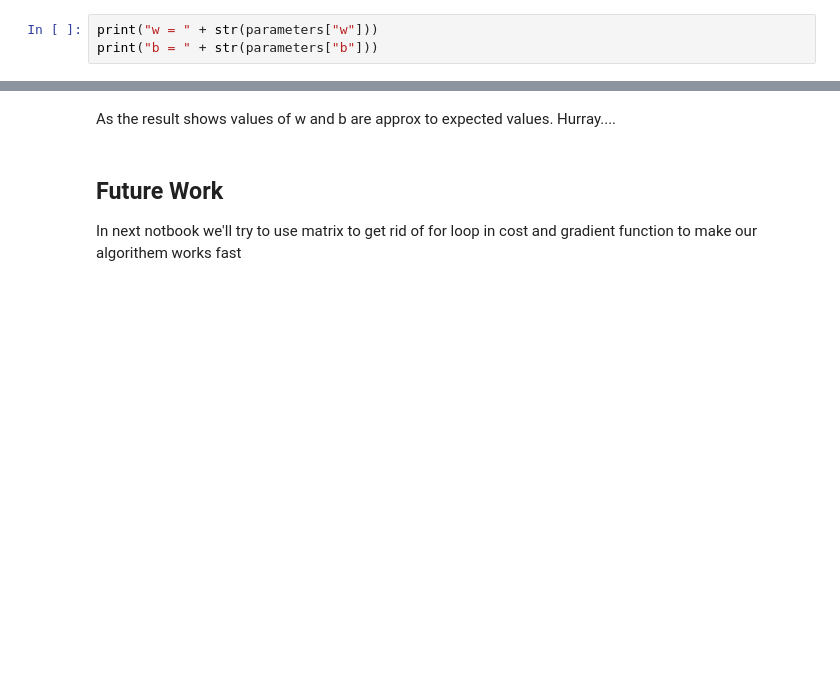
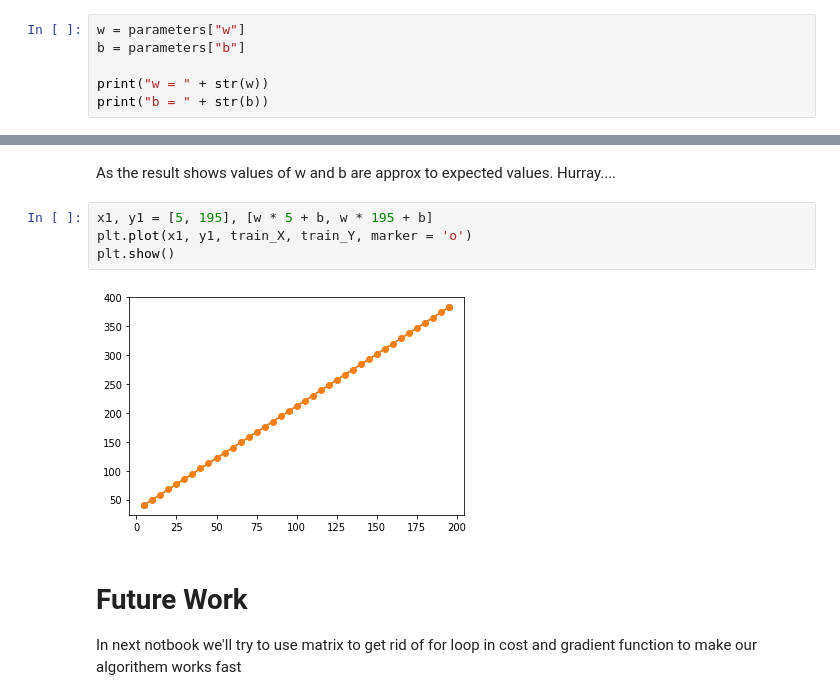
Before and after one commit to saurabhba/Deep-Learning, a Jupyter notebook: Linear Regression/1. Simple Linear Regression.ipynb, the cells around one changed output, grey strips where cells are left out. Saved outputs shown, nothing was run; the diff lists cells and outputs as text; blank space fills up the shorter version.

Commit message:
Added line plot

```diff
--- a/Linear Regression/1. Simple Linear Regression.ipynb
+++ b/Linear Regression/1. Simple Linear Regression.ipynb
@@ -152,13 +152,22 @@ plt.plot(costs)
 [<matplotlib.lines.Line2D at 0x...>]
 [figure]
 # %%
-print("w = " + str(parameters["w"]))
-print("b = " + str(parameters["b"]))
+w = parameters["w"]
+b = parameters["b"]
+
+print("w = " + str(w))
+print("b = " + str(b))
 # %% [output]
 w = 1.800178681058611
 b = 31.976474090330928
 # %% [markdown]
 As the result shows values of w and b are approx to expected values. Hurray....
+# %%
+x1, y1 = [5, 195], [w * 5 + b, w * 195 + b]
+plt.plot(x1, y1, train_X, train_Y, marker = 'o')
+plt.show()
+# %% [output]
+[figure, added]
 # %% [markdown]
-## Future Work
+# Future Work
 In next notbook we'll try to use matrix to get rid of for loop in cost and gradient function to make our algorithem works fast
```
Also changed, not shown: parts of 1 cell of this notebook.
